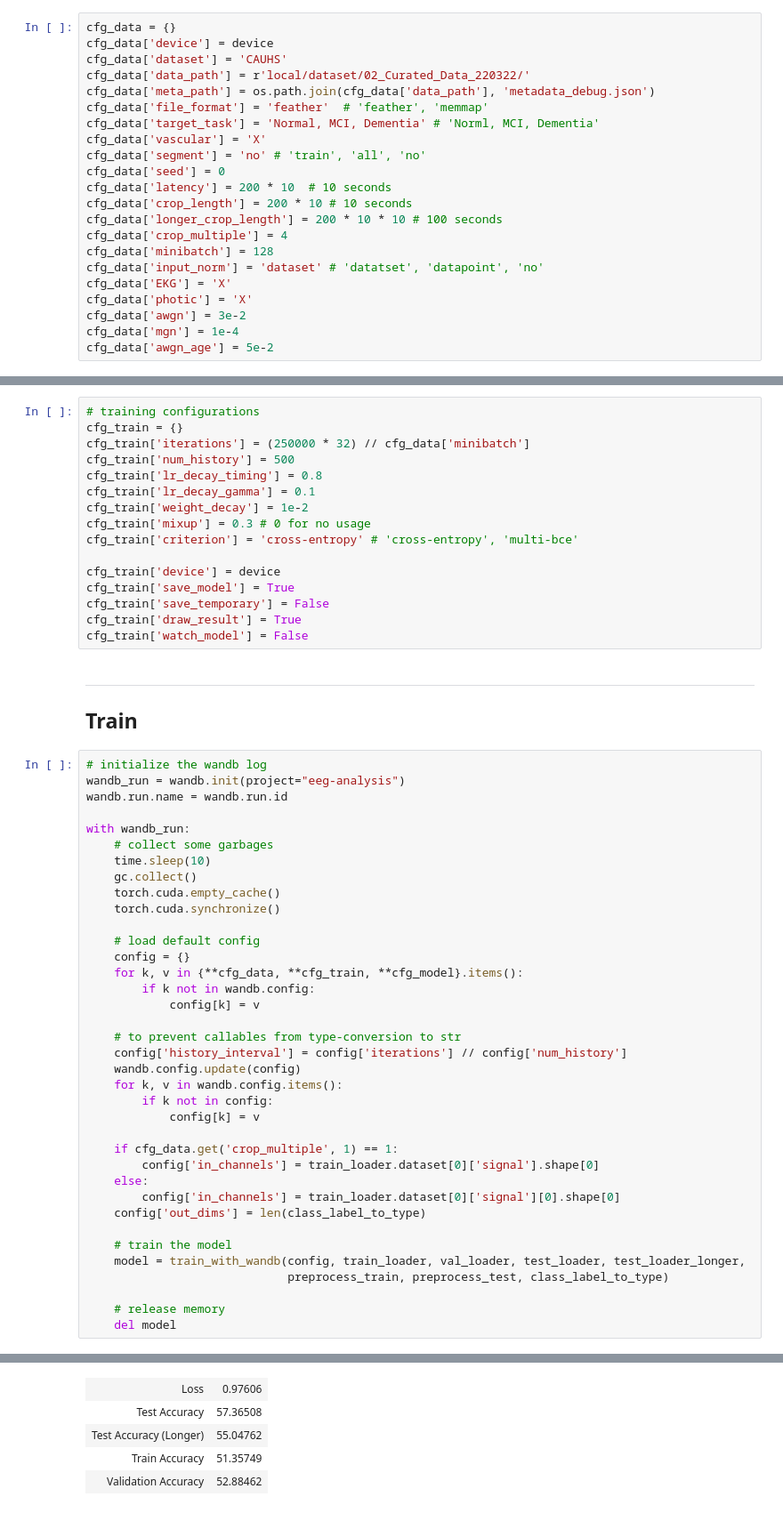
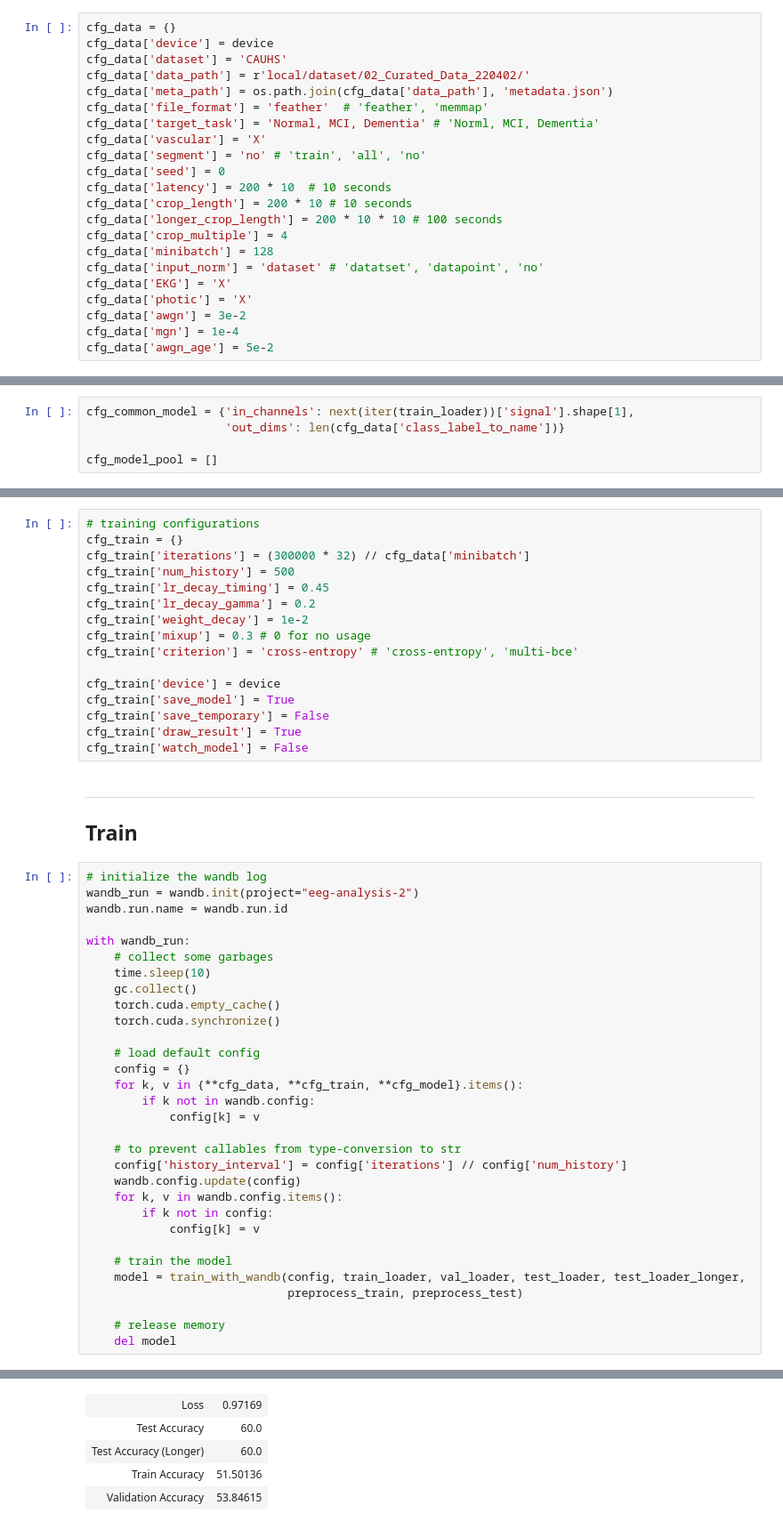
Before and after one commit to nightchell2020/CG-MEA, a Jupyter notebook: 06_Train.ipynb, the cells around one changed output, grey strips where cells are left out. Shown at 89% size. Saved outputs shown, nothing was run; the diff lists cells and outputs as text.

Commit message:
Major update for dataset and benchmark

```diff
--- a/06_Train.ipynb
+++ b/06_Train.ipynb
@@ -52,8 +52,8 @@ cuda is available.
 cfg_data = {}
 cfg_data['device'] = device
 cfg_data['dataset'] = 'CAUHS'
-cfg_data['data_path'] = r'local/dataset/02_Curated_Data_220322/'
-cfg_data['meta_path'] = os.path.join(cfg_data['data_path'], 'metadata_debug.json')
+cfg_data['data_path'] = r'local/dataset/02_Curated_Data_220402/'
+cfg_data['meta_path'] = os.path.join(cfg_data['data_path'], 'metadata.json')
 cfg_data['file_format'] = 'feather'  # 'feather', 'memmap'
 cfg_data['target_task'] = 'Normal, MCI, Dementia' # 'Norml, MCI, Dementia'
 cfg_data['vascular'] = 'X'
@@ -114,3 +103,8 @@ cfg_model_pool = []
+# %%
+cfg_common_model = {'in_channels': next(iter(train_loader))['signal'].shape[1],
+                    'out_dims': len(cfg_data['class_label_to_name'])}
+
+cfg_model_pool = []
 # %% [markdown]
 #### 1D Tiny CNN
 # %%
@@ -531,10 +543,10 @@ pprint.pp(cfg_model, width=150)
 # %%
 # training configurations
 cfg_train = {}
-cfg_train['iterations'] = (250000 * 32) // cfg_data['minibatch']
+cfg_train['iterations'] = (300000 * 32) // cfg_data['minibatch']
 cfg_train['num_history'] = 500
-cfg_train['lr_decay_timing'] = 0.8
-cfg_train['lr_decay_gamma'] = 0.1
+cfg_train['lr_decay_timing'] = 0.45
+cfg_train['lr_decay_gamma'] = 0.2
 cfg_train['weight_decay'] = 1e-2
 cfg_train['mixup'] = 0.3 # 0 for no usage
 cfg_train['criterion'] = 'cross-entropy' # 'cross-entropy', 'multi-bce'
@@ -550,7 +562,7 @@ cfg_train['watch_model'] = False
 ## Train
 # %%
 # initialize the wandb log
-wandb_run = wandb.init(project="eeg-analysis")
+wandb_run = wandb.init(project="eeg-analysis-2")
 wandb.run.name = wandb.run.id
 
 with wandb_run:
@@ -573,15 +585,9 @@ with wandb_run:
         if k not in config:
             config[k] = v
 
-    if cfg_data.get('crop_multiple', 1) == 1:
-        config['in_channels'] = train_loader.dataset[0]['signal'].shape[0]
-    else:
-        config['in_channels'] = train_loader.dataset[0]['signal'][0].shape[0]
-    config['out_dims'] = len(class_label_to_type)
-
     # train the model
     model = train_with_wandb(config, train_loader, val_loader, test_loader, test_loader_longer,
-                             preprocess_train, preprocess_test, class_label_to_type)
+                             preprocess_train, preprocess_test)
 
     # release memory
     del model
@@ -603,5 +612,5 @@ Run summary:
-| Loss | 0.97606 |
-| Test Accuracy | 57.36508 |
-| Test Accuracy (Longer) | 55.04762 |
-| Train Accuracy | 51.35749 |
-| Validation Accuracy | 52.88462 |
+| Loss | 0.97169 |
+| Test Accuracy | 60.0 |
+| Test Accuracy (Longer) | 60.0 |
+| Train Accuracy | 51.50136 |
+| Validation Accuracy | 53.84615 |
```
Also changed, not shown: parts of 6 cells of this notebook, 27 other files.
